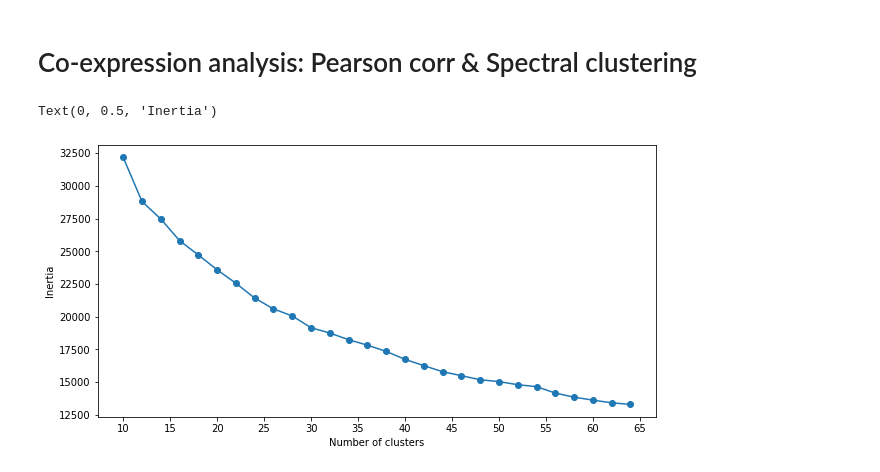
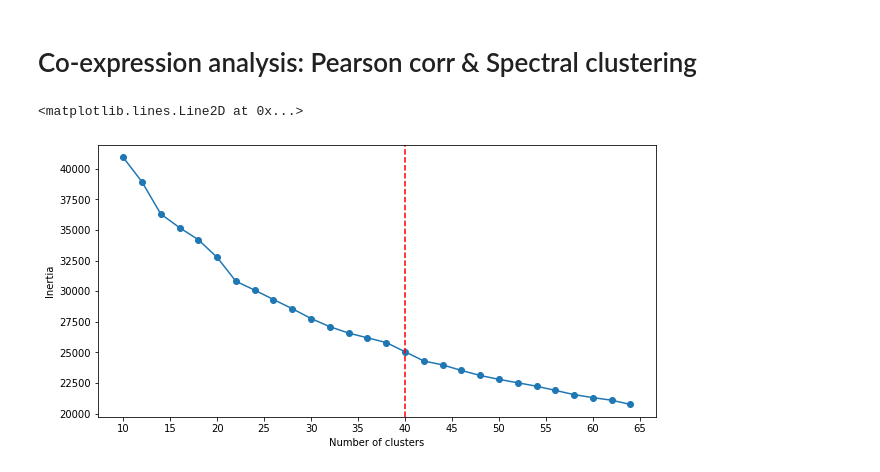
Before and after one commit to SizheQiu/LbPtEPS, a Jupyter notebook: workflow/WGCNA_proteomics.ipynb, the cells around one changed output. Cells and saved outputs as stored; diff of their text form; code cells hidden in the pictures.

```diff
--- a/workflow/WGCNA_proteomics.ipynb
+++ b/workflow/WGCNA_proteomics.ipynb
@@ -12,7 +12,7 @@ from scipy.stats import kendalltau, pearsonr, spearmanr
 def pearsonr_pval(x,y):
     return pearsonr(x,y)[1]
 def sig_pv(x):
-    if x <= 0.05:
+    if x <= 0.001:
         return 1
     return 0
 # %% [markdown]
@@ -63,10 +63,11 @@ for nc in nclusters:
 # %%
 fig, ax = plt.subplots(figsize=(10,5))
 ax.plot(nclusters,inertias, marker = 'o');
 ax.set_xticks( np.arange(10,66, 5) );
 ax.set_xlabel('Number of clusters')
 ax.set_ylabel('Inertia')
+ax.axvline(x=40, color='r', linestyle='--')
 # %% [output]
-Text(0, 0.5, 'Inertia')
+<matplotlib.lines.Line2D at 0x...>
-[figure, old version]
+[figure, new version]
 # %%
```
Also changed, not shown: parts of 13 cells of this notebook, 8 other files.
